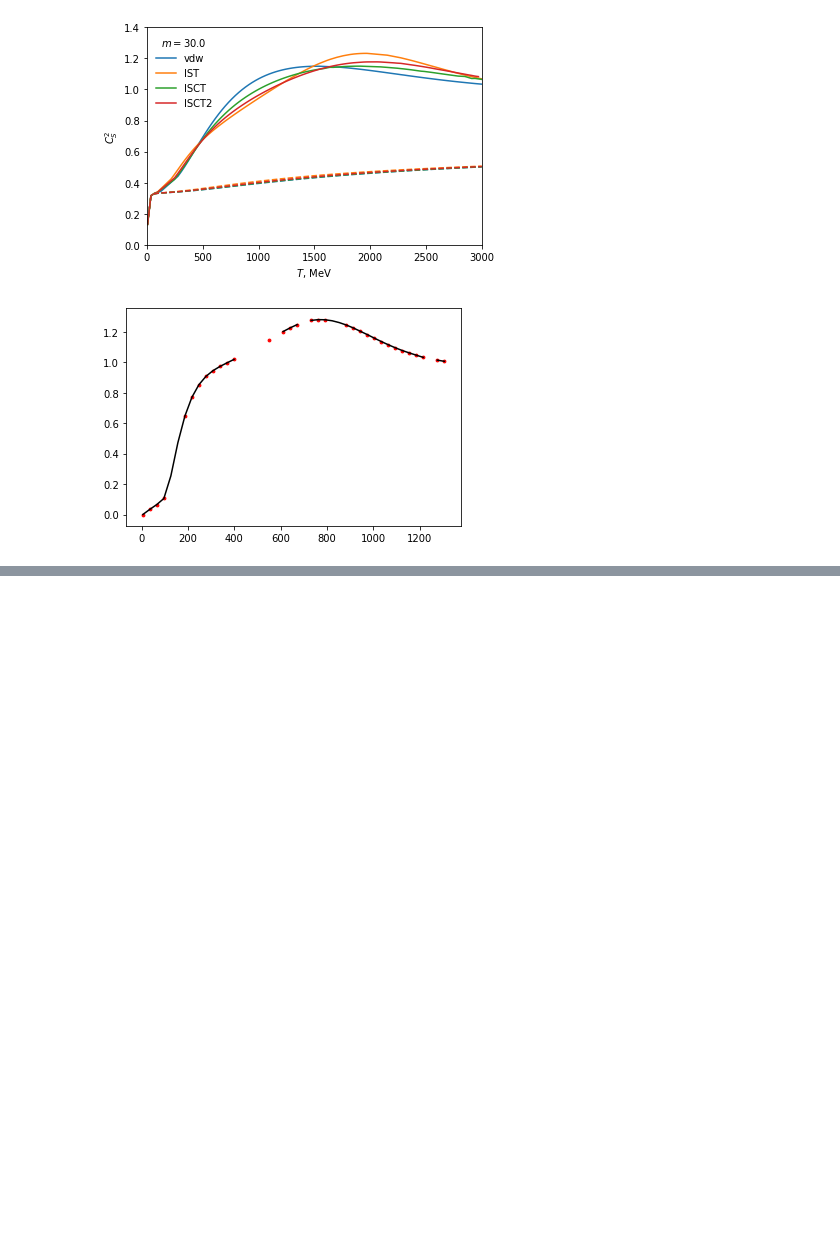
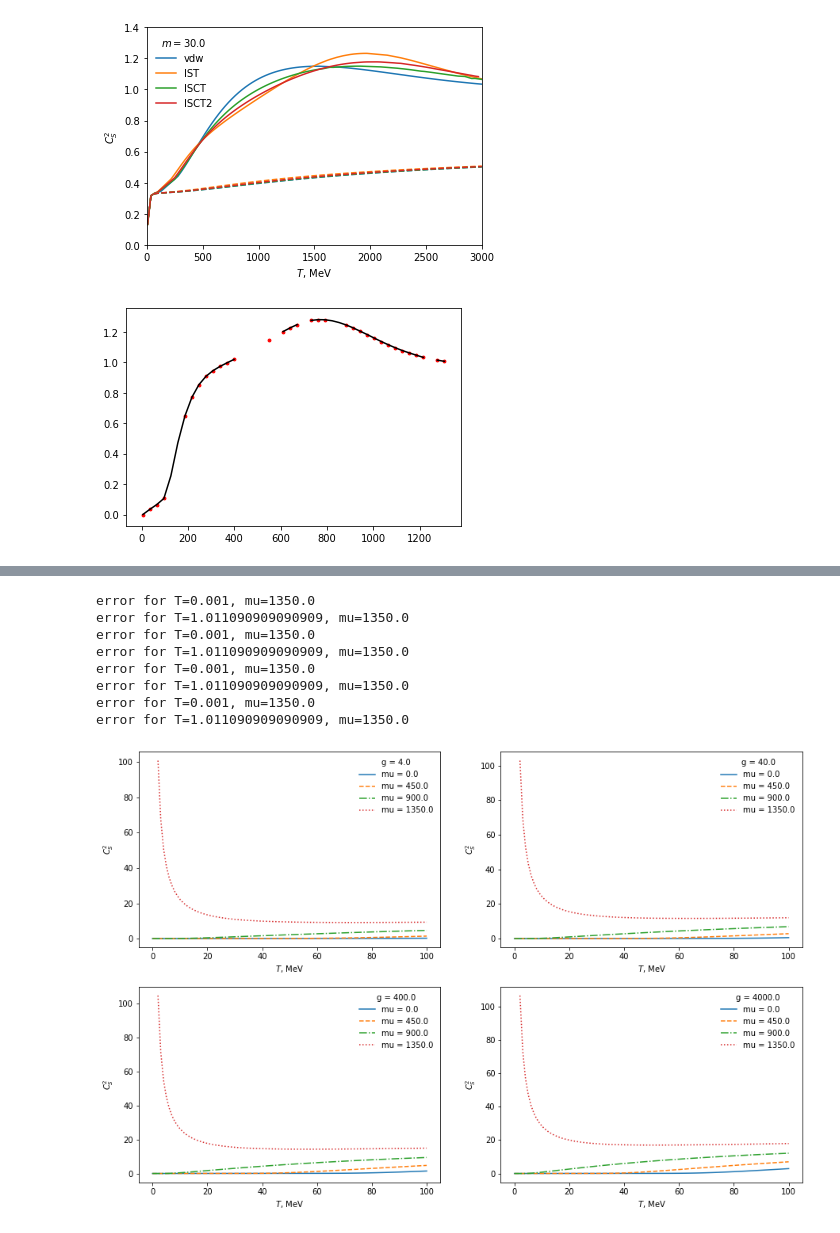
Before and after one commit to NazyS/relativistic-ISCT-EoS, a Jupyter notebook: notebook.ipynb, the cells around one changed output, grey strips where cells are left out. Saved outputs shown, nothing was run; the diff lists cells and outputs as text; code cells hidden in the pictures; blank space fills up the shorter version.

```diff
--- a/notebook.ipynb
+++ b/notebook.ipynb
@@ -338,0 +368,33 @@ plt.show()
+# %%
+Tdata = np.linspace(0.001, 100, 100)
+g_array = [4.,40.,400.,4000.]
+
+fig = plt.figure(figsize=(15,10))
+for i in range(len(g_array)):
+    g = g_array[i]
+    eos = Non_Rel_VdW(g=g)
+    styles = iter(['-', '--', '-.', ':'])
+
+    ax = fig.add_subplot(2, 2, i+1)
+
+    for mu in [0., 450., 900., 1350.]:
+        ax.plot(Tdata, [eos.analyt_sp_of_snd_sq(T, mu, init=(10.,10.,10.)) for T in Tdata], label='mu = {}'.format(mu), linestyle=next(styles))
+
+
+
+    ax.set_xlabel('$T$, MeV')
+    ax.set_ylabel('$C_S^2$')
+    ax.legend(frameon=False, title='g = {}'.format(g))
+
+# plt.savefig('plots/sp_snd_check_test/diff_mu.pdf')
+plt.show()
+# %% [output]
+error for T=0.001, mu=1350.0
+error for T=1.011090909090909, mu=1350.0
+error for T=0.001, mu=1350.0
+error for T=1.011090909090909, mu=1350.0
+error for T=0.001, mu=1350.0
+error for T=1.011090909090909, mu=1350.0
+error for T=0.001, mu=1350.0
+error for T=1.011090909090909, mu=1350.0
+[figure, added]
```
Also changed, not shown: parts of 7 cells of this notebook.
